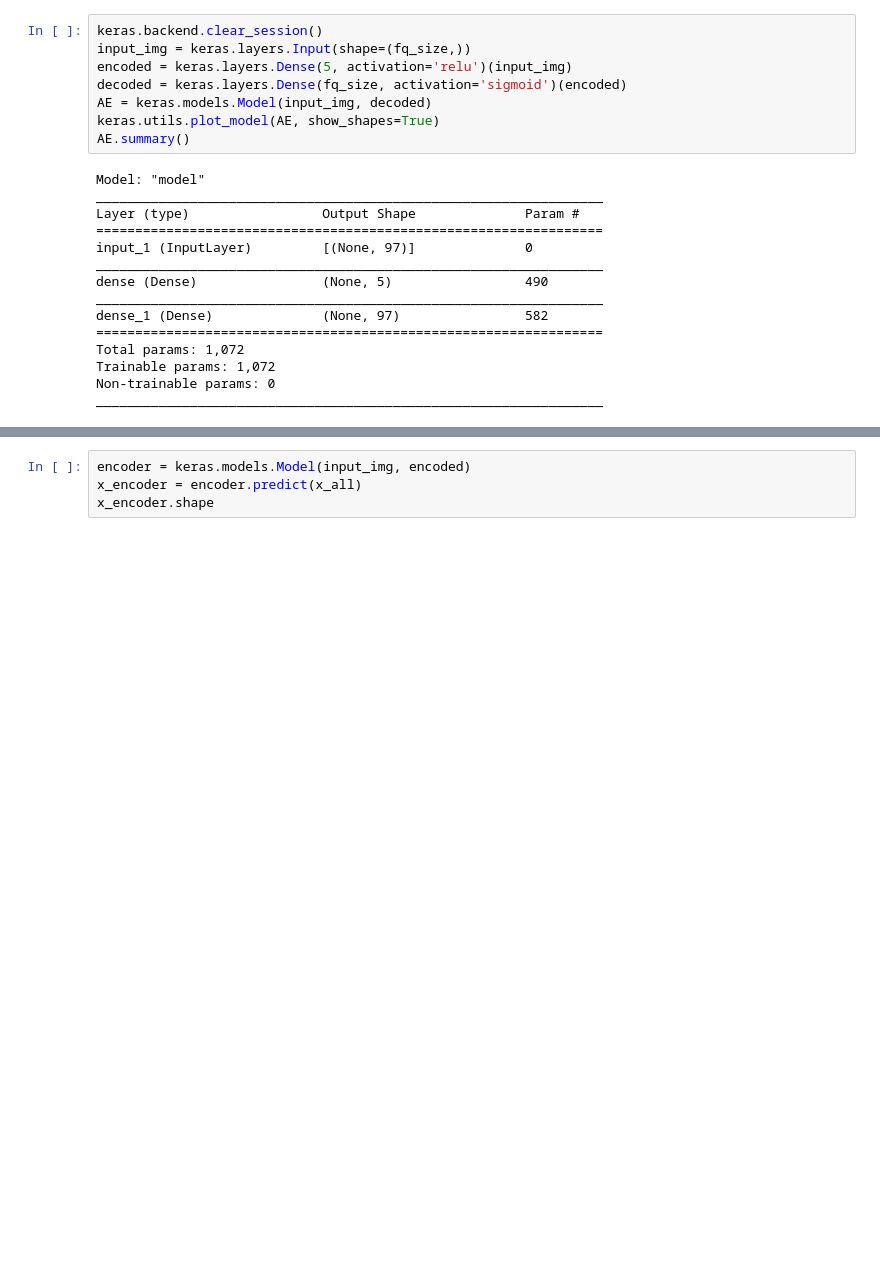
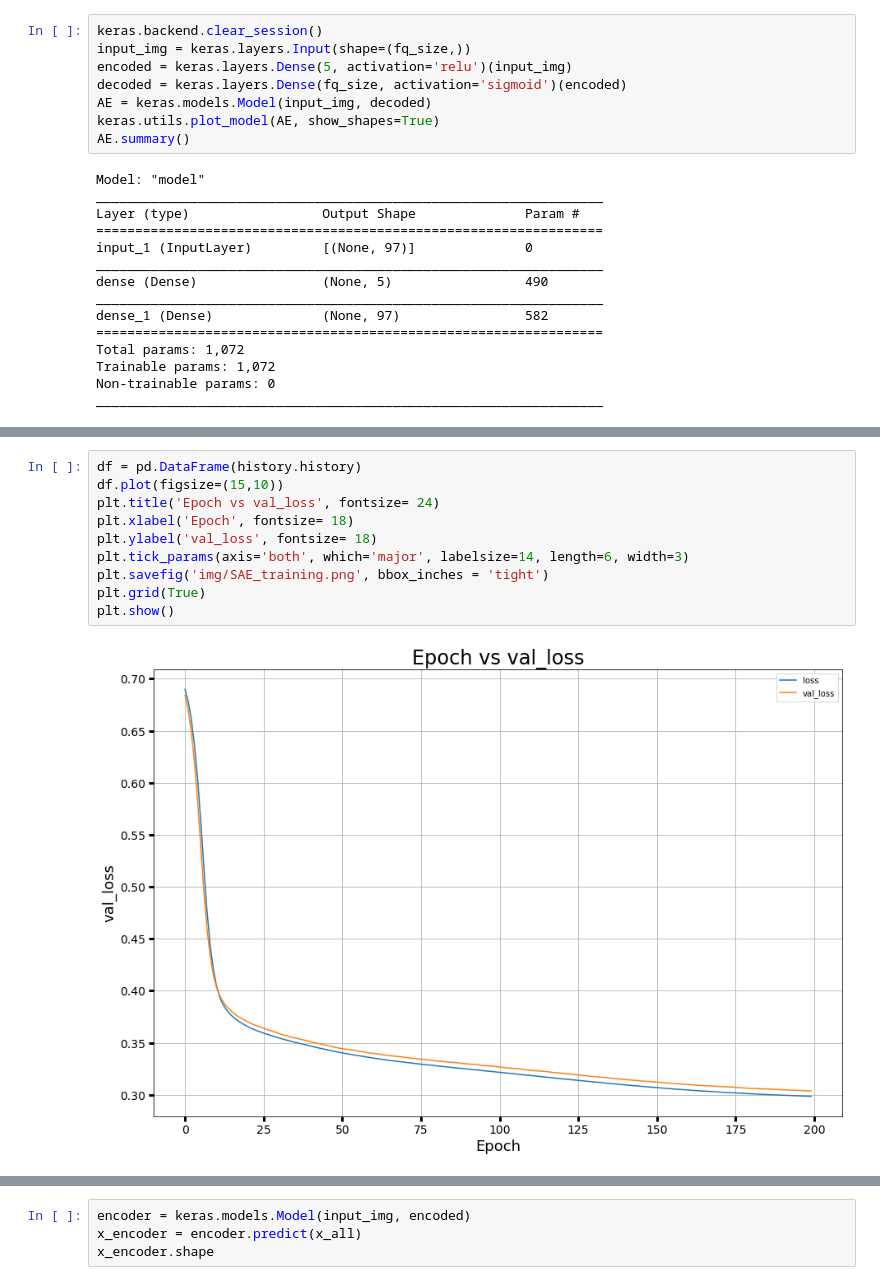
Before and after one commit to ifmelchor/volcano_ML-UNSAM, a Jupyter notebook: modelos/3_AutoEncoders.ipynb, the cells around one changed output, grey strips where cells are left out. Drawn from its saved outputs; the diff is of its cells as text; blank space fills up the shorter version.

```diff
--- a/modelos/3_AutoEncoders.ipynb
+++ b/modelos/3_AutoEncoders.ipynb
@@ -90,3 +88,15 @@ Epoch 200/200
+# %%
+df = pd.DataFrame(history.history)
+df.plot(figsize=(15,10))
+plt.title('Epoch vs val_loss', fontsize= 24)
+plt.xlabel('Epoch', fontsize= 18)
+plt.ylabel('val_loss', fontsize= 18)
+plt.tick_params(axis='both', which='major', labelsize=14, length=6, width=3)
+plt.savefig('img/SAE_training.png', bbox_inches = 'tight')
+plt.grid(True)
+plt.show()
+# %% [output]
+[figure, added]
 # %%
 x_pred = AE.predict(x_test)
 x_index = np.arange(x_test.shape[0])
```
Also changed, not shown: parts of 10 cells of this notebook, 16 other files.
